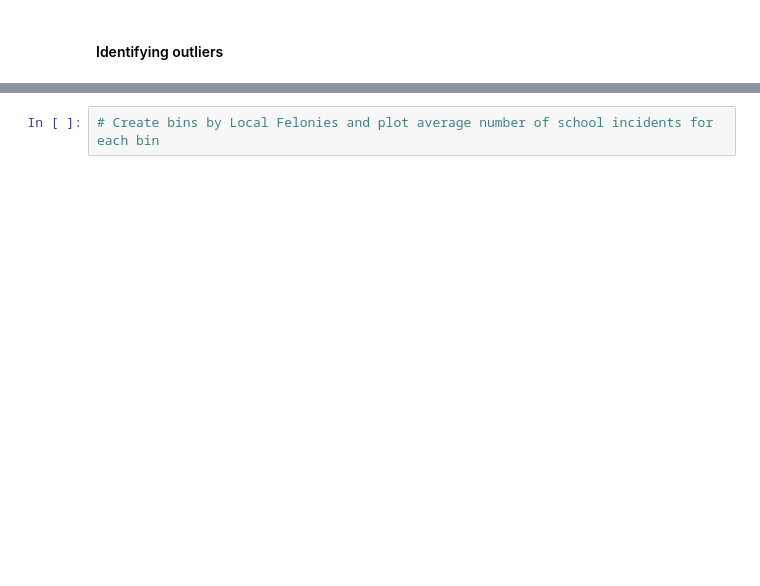
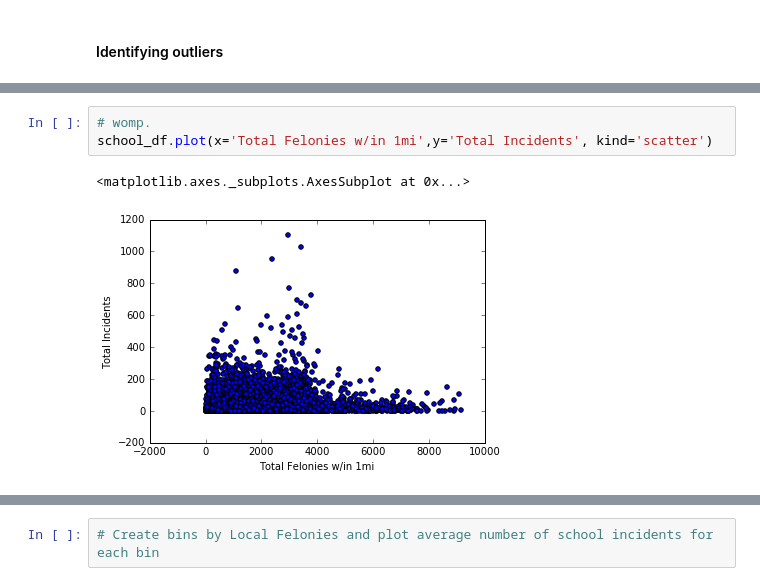
Before and after one commit to mmillervedam/INFOW18_FinalProject, a Jupyter notebook: Final Project Notebook.ipynb, the cells around one changed output, grey strips where cells are left out. Cells and saved outputs as stored; diff of their text form; blank space fills up the shorter version.

```diff
--- a/Final Project Notebook.ipynb
+++ b/Final Project Notebook.ipynb
@@ -1068,0 +1134,6 @@ school_df[school_df['Incidents w/o Weapons'] > 400][INCIDENT_COLS].describe()
+# %%
+# womp.
+school_df.plot(x='Total Felonies w/in 1mi',y='Total Incidents', kind='scatter')
+# %% [output]
+<matplotlib.axes._subplots.AxesSubplot at 0x...>
+[figure, added]
```
Also changed, not shown: parts of 22 cells of this notebook.
